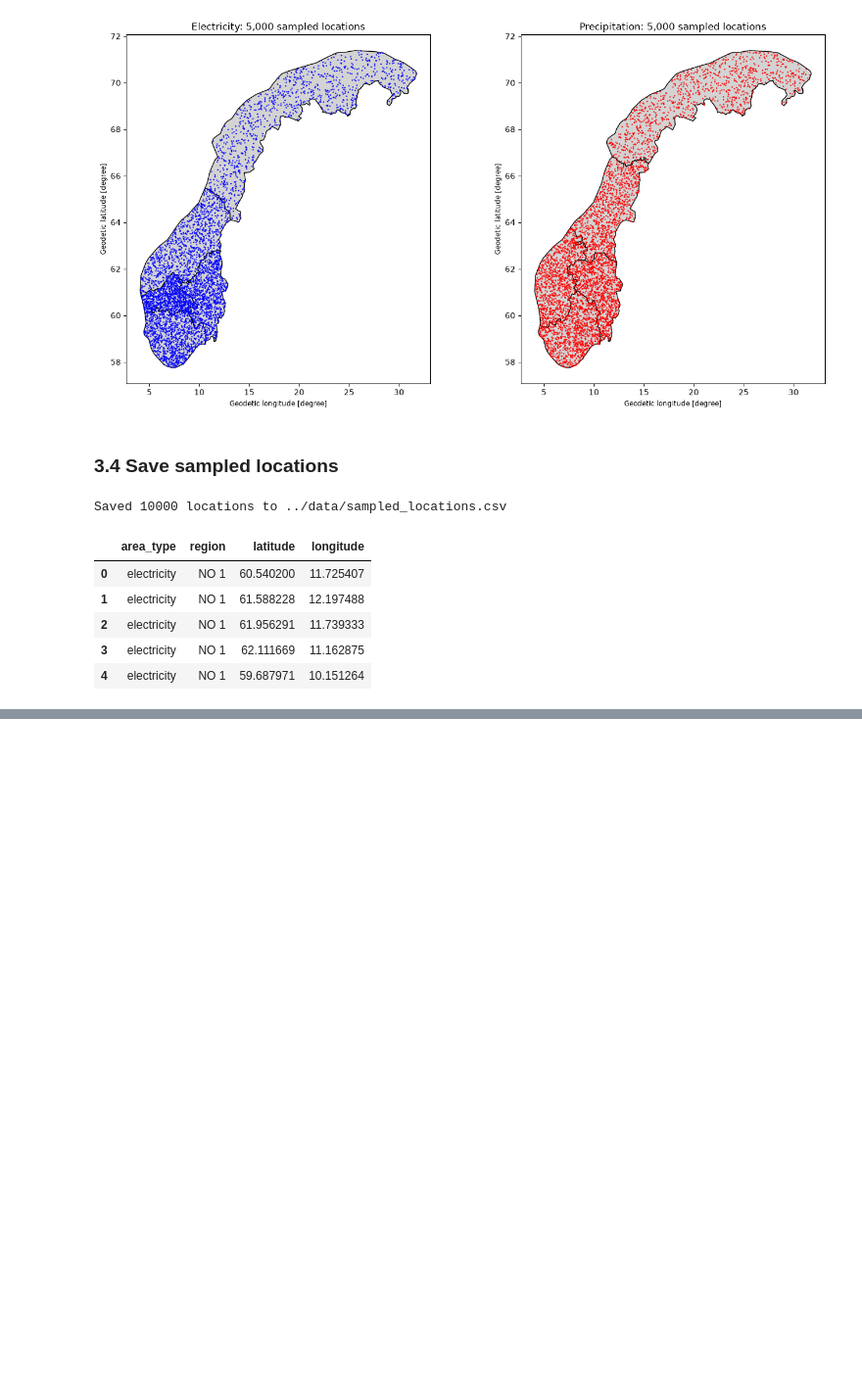
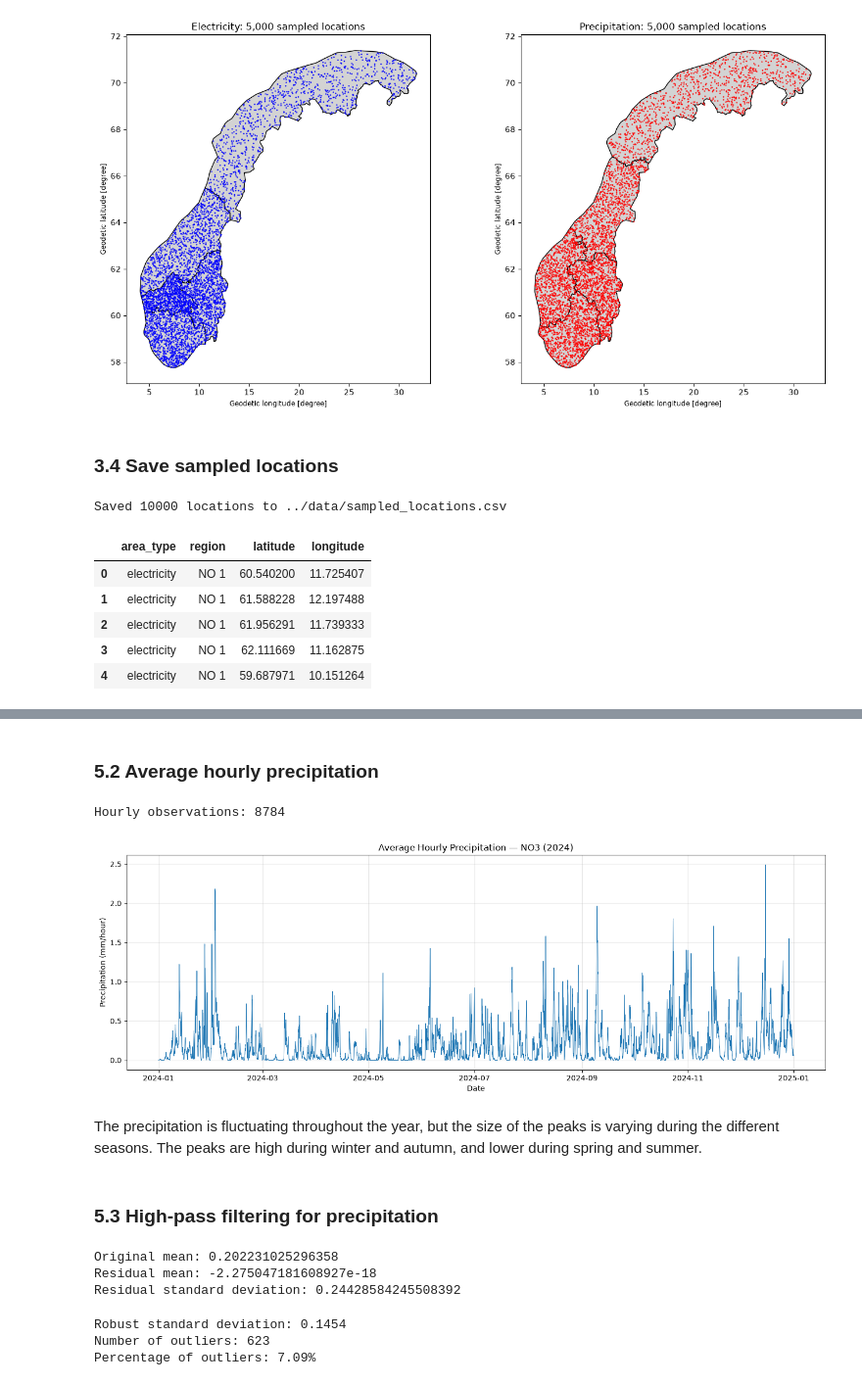
Before and after one commit to IngeGiljeGunnarshaug/ind320-inge-gilje-gunnarshaug, a Jupyter notebook: notebooks/assignment3.ipynb, the cells around one changed output, grey strips where cells are left out. Shown at 98% size. Cells and saved outputs as stored; diff of their text form; code cells hidden in the pictures; blank space fills up the shorter version.

```diff
--- a/notebooks/assignment3.ipynb
+++ b/notebooks/assignment3.ipynb
@@ -263,0 +609,4 @@ Saved 10000 locations to ../data/sampled_locations.csv
+# %%
+no3_weather = load_weather("NO3_84a0412011f9")
+
+display(no3_weather.head())
@@ -263,0 +624,42 @@ Saved 10000 locations to ../data/sampled_locations.csv
+# %% [markdown]
+### 5.2 Average hourly precipitation
+# %%
+# Calculate spatial average precipitation for each hour
+hourly_weather = (
+    no3_weather
+    .groupby("time")
+    .agg(
+        precipitation=("precipitation", "mean"),
+        temperature=("temperature_2m", "mean")
+    )
+    .sort_index()
+)
+
+print(f"Hourly observations: {len(hourly_weather)}")
+# %% [output]
+Hourly observations: 8784
+# %%
+
+fig, ax = plt.subplots(figsize=(14, 5))
+
+ax.plot(
+    hourly_weather.index,
+    hourly_weather["precipitation"],
+    linewidth=0.7
+)
+
+ax.set(
+    title="Average Hourly Precipitation — NO3 (2024)",
+    xlabel="Date",
+    ylabel="Precipitation (mm/hour)"
+)
+
+ax.grid(alpha=0.3)
+plt.tight_layout()
+plt.show()
+# %% [output]
+[figure, added]
+# %% [markdown]
+The precipitation is fluctuating throughout the year, but the size of the peaks is varying during the different seasons. The peaks are high during winter and autumn, and lower during spring and summer.
+# %% [markdown]
+### 5.3 High-pass filtering for precipitation
@@ -263,0 +682,16 @@ Saved 10000 locations to ../data/sampled_locations.csv
+# %%
+precipitation = hourly_weather["precipitation"]
+
+# Calculate the high-frequency residual
+residual = dct_highpass(precipitation, cutoff=30)
+
+# Recover the slowly varying baseline
+baseline = precipitation.to_numpy() - residual
+
+print("Original mean:", precipitation.mean())
+print("Residual mean:", residual.mean())
+print("Residual standard deviation:", residual.std())
+# %% [output]
+Original mean: 0.202231025296358
+Residual mean: -2.275047181608927e-18
+Residual standard deviation: 0.24428584245508392
@@ -263,0 +717,14 @@ Saved 10000 locations to ../data/sampled_locations.csv
+# %%
+lower, upper, outliers, robust_std = robust_spc(
+    residual,
+    baseline,
+    n_std=3
+)
+
+print(f"Robust standard deviation: {robust_std:.4f}")
+print(f"Number of outliers: {outliers.sum()}")
+print(f"Percentage of outliers: {outliers.mean() * 100:.2f}%")
+# %% [output]
+Robust standard deviation: 0.1454
+Number of outliers: 623
+Percentage of outliers: 7.09%
```
Also changed, not shown: parts of 36 cells of this notebook.
